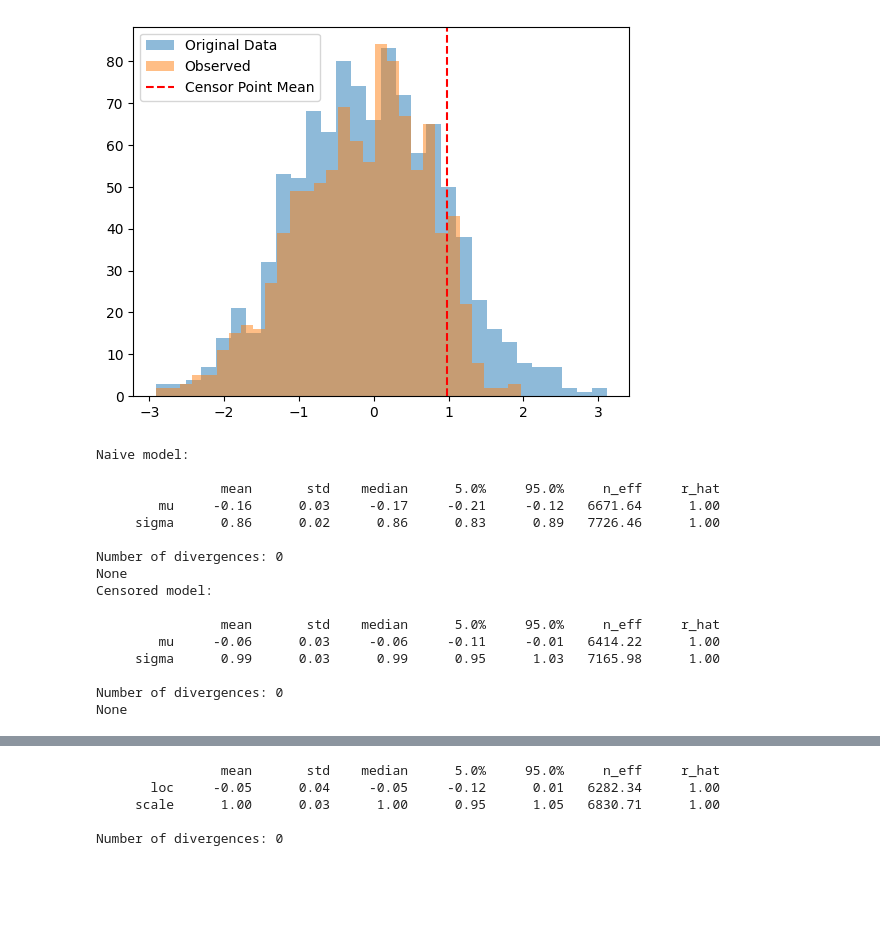
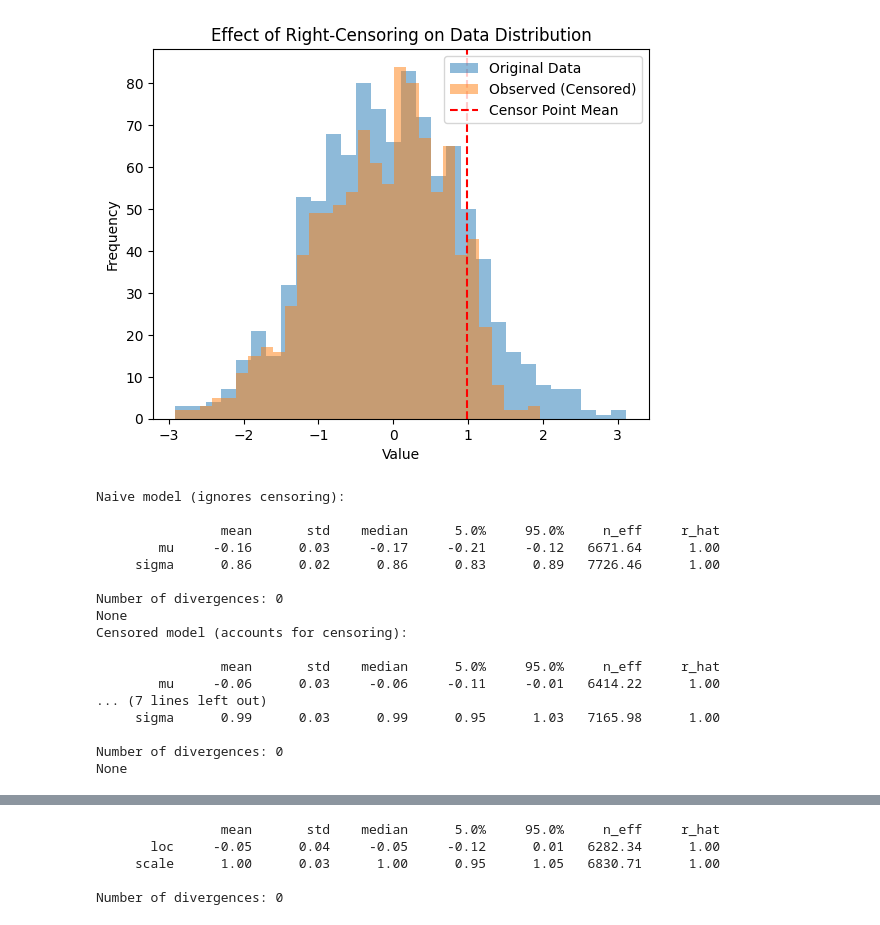
Before and after one commit to vanAmsterdam/numpyro, a Jupyter notebook: notebooks/source/survival_analysis.ipynb, the cells around one changed output, grey strips where cells are left out. Cells and saved outputs as stored; diff of their text form; code cells hidden in the pictures; blank space fills up the shorter version.

```diff
--- a/notebooks/source/survival_analysis.ipynb
+++ b/notebooks/source/survival_analysis.ipynb
@@ -27,48 +61,53 @@ numpyro.set_host_device_count(4)
 # %%
-## simulate some data for parameter retrieval
+## Simulate right-censored data and compare models
 rng_key = random.PRNGKey(0)
 key_x, key_censor = random.split(rng_key)
-n = 1000
+n = 1000  # Number of samples
 
+# Generate original data from a Normal distribution
 x_orig = dist.Normal(0, 1).sample(key_x, (n,))
-censor_point = dist.Normal(1, 0.5).sample(key_censor, (n,))
-is_censored = x_orig > censor_point
-x_observed = jnp.where(is_censored, censor_point, x_orig)
+censor_point = dist.Normal(1, 0.5).sample(key_censor, (n,))  # Censoring threshold
+is_censored = x_orig > censor_point  # Boolean mask for censored observations
+x_observed = jnp.where(is_censored, censor_point, x_orig)  # Observed data: censored values replaced by threshold
 
-# plot histogram of x_orig and x_observed
+# Visualize original and observed (censored) data
 plt.hist(x_orig, bins=30, alpha=0.5, label='Original Data')
-plt.hist(x_observed, bins=30, alpha=0.5, label='Observed')
+plt.hist(x_observed, bins=30, alpha=0.5, label='Observed (Censored)')
 plt.axvline(censor_point.mean(), color='r', linestyle='--', label='Censor Point Mean')
 plt.legend()
+plt.title('Effect of Right-Censoring on Data Distribution')
+plt.xlabel('Value')
+plt.ylabel('Frequency')
 plt.show()
 
-
-
+# Naive model: ignores censoring, treats all data as observed
 def model_naive(x):
     mu = numpyro.sample("mu", dist.Normal(0, 10))
     sigma = numpyro.sample("sigma", dist.HalfCauchy(5))
     with numpyro.plate("data", x.shape[0]):
         numpyro.sample("obs", dist.Normal(mu, sigma), obs=x)
 
+# Censored model: uses RightCensoredDistribution to account for censored observations
 def model_censored(x, censored):
     mu = numpyro.sample("mu", dist.Normal(0, 10))
     sigma = numpyro.sample("sigma", dist.HalfCauchy(5))
     with numpyro.plate("data", x.shape[0]):
         base_dist = dist.Normal(mu, sigma)
         censored_dist = RightCensoredDistribution(base_dist, censored=censored)
         numpyro.sample("obs", censored_dist, obs=x)
 
+# Run MCMC for both models and print summaries
 mcmc_naive = MCMC(NUTS(model_naive), num_warmup=1000, num_samples=2000, num_chains=4)
 mcmc_naive.run(rng_key, x_observed)
 mcmc_censored = MCMC(NUTS(model_censored), num_warmup=1000, num_samples=2000, num_chains=4)
 mcmc_censored.run(rng_key, x_observed, is_censored)
-print("Naive model:")
+print("Naive model (ignores censoring):")
 print(mcmc_naive.print_summary())
-print("Censored model:")
+print("Censored model (accounts for censoring):")
 print(mcmc_censored.print_summary())
 # %% [output]
-[figure, old version]
+[figure, new version]
-Naive model:
+Naive model (ignores censoring):
 
                 mean       std    median      5.0%     95.0%     n_eff     r_hat
         mu     -0.16      0.03     -0.17     -0.21     -0.12   6671.64      1.00
@@ -76,10 +115,11 @@ Naive model:
 
 Number of divergences: 0
 None
-Censored model:
+Censored model (accounts for censoring):
 
                 mean       std    median      5.0%     95.0%     n_eff     r_hat
         mu     -0.06      0.03     -0.06     -0.11     -0.01   6414.22      1.00
+... (7 lines left out)
      sigma      0.99      0.03      0.99      0.95      1.03   7165.98      1.00
 
 Number of divergences: 0
```
Also changed, not shown: parts of 23 cells of this notebook, 1 other file.
